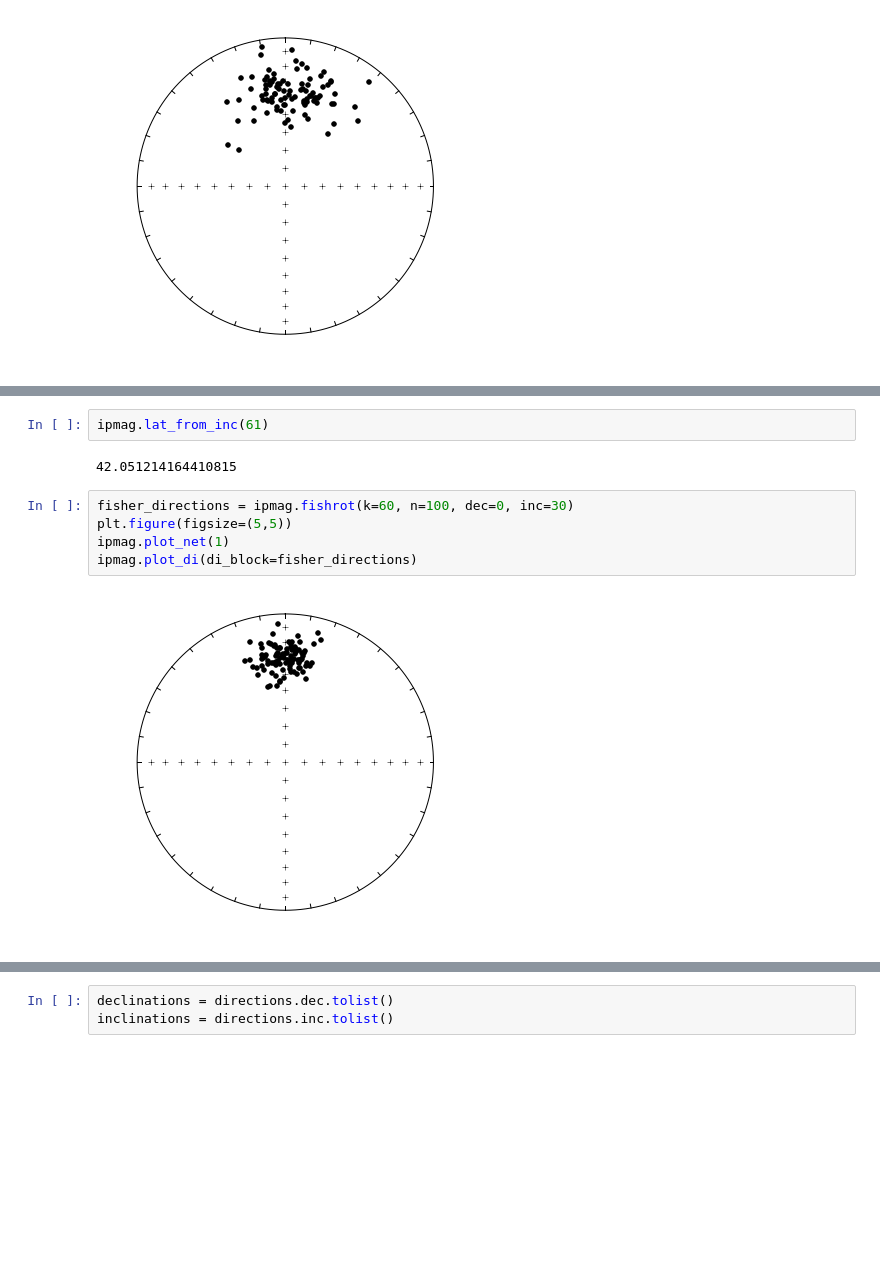
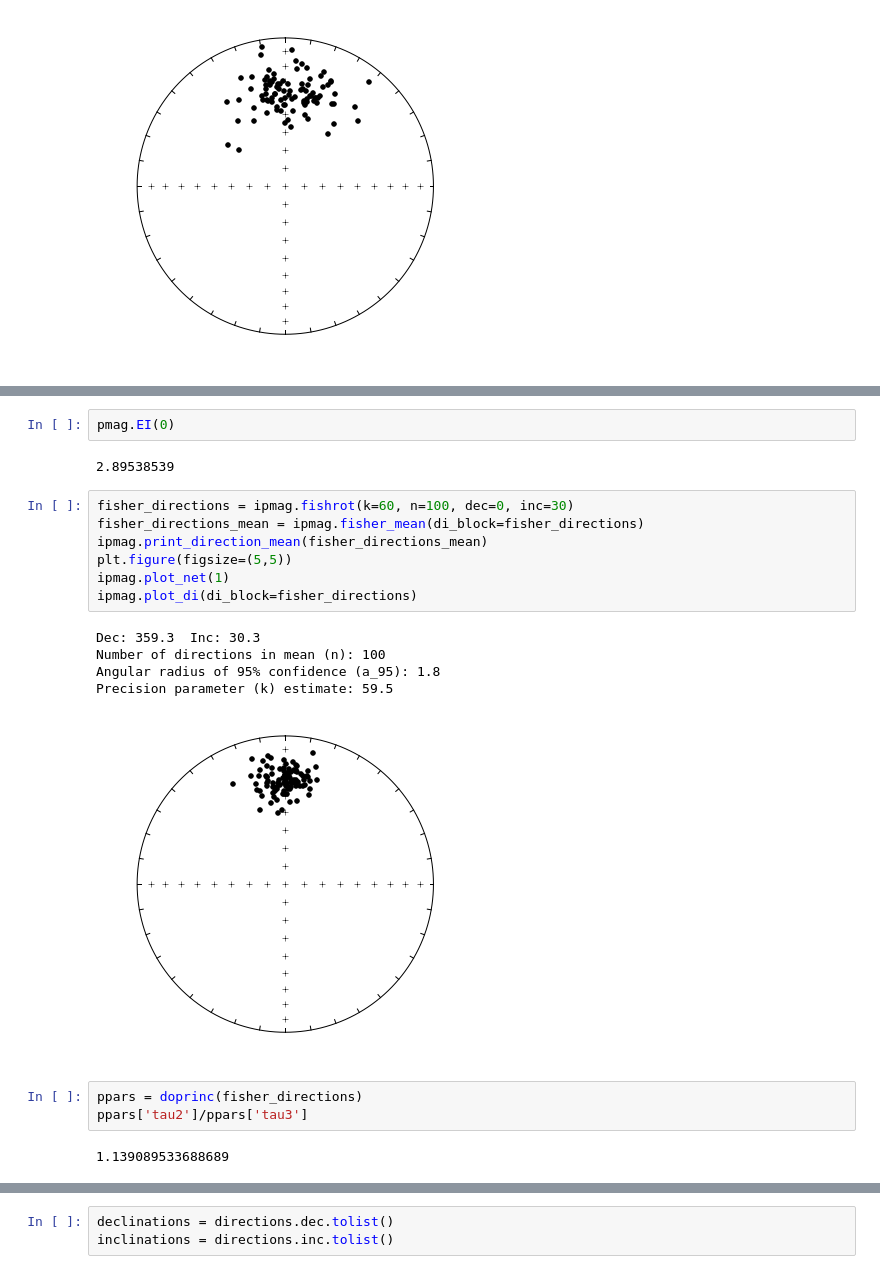
Before and after one commit to lfairchild/ipmag_development, a Jupyter notebook: ipmag_development.ipynb, the cells around one changed output, grey strips where cells are left out. Cells and saved outputs as stored; diff of their text form; blank space fills up the shorter version.

```diff
--- a/ipmag_development.ipynb
+++ b/ipmag_development.ipynb
@@ -317,14 +279,25 @@ IndexError: list index out of range
-# %%
-ipmag.lat_from_inc(61)
-# %% [output]
-42.051214164410815
+# %%
+pmag.EI(0)
+# %% [output]
+2.89538539
 # %%
 fisher_directions = ipmag.fishrot(k=60, n=100, dec=0, inc=30)
+fisher_directions_mean = ipmag.fisher_mean(di_block=fisher_directions)
+ipmag.print_direction_mean(fisher_directions_mean)
 plt.figure(figsize=(5,5))
 ipmag.plot_net(1)
 ipmag.plot_di(di_block=fisher_directions)
 # %% [output]
+Dec: 359.3  Inc: 30.3
+Number of directions in mean (n): 100
+Angular radius of 95% confidence (a_95): 1.8
+Precision parameter (k) estimate: 59.5
-[figure, old version]
+[figure, new version]
+# %%
+ppars = doprinc(fisher_directions)
+ppars['tau2']/ppars['tau3']
+# %% [output]
+1.139089533688689
 # %%
 directions = pd.DataFrame(fisher_directions,columns=['dec','inc','length'])
 directions.head()
```
Also changed, not shown: parts of 26 cells of this notebook.
